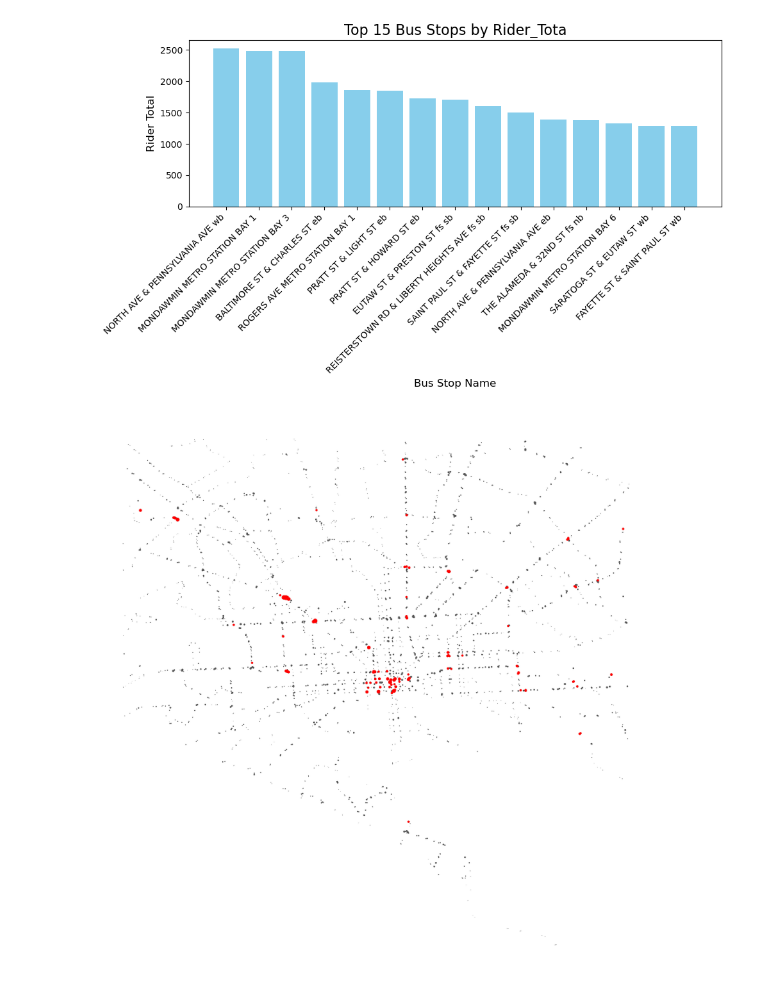
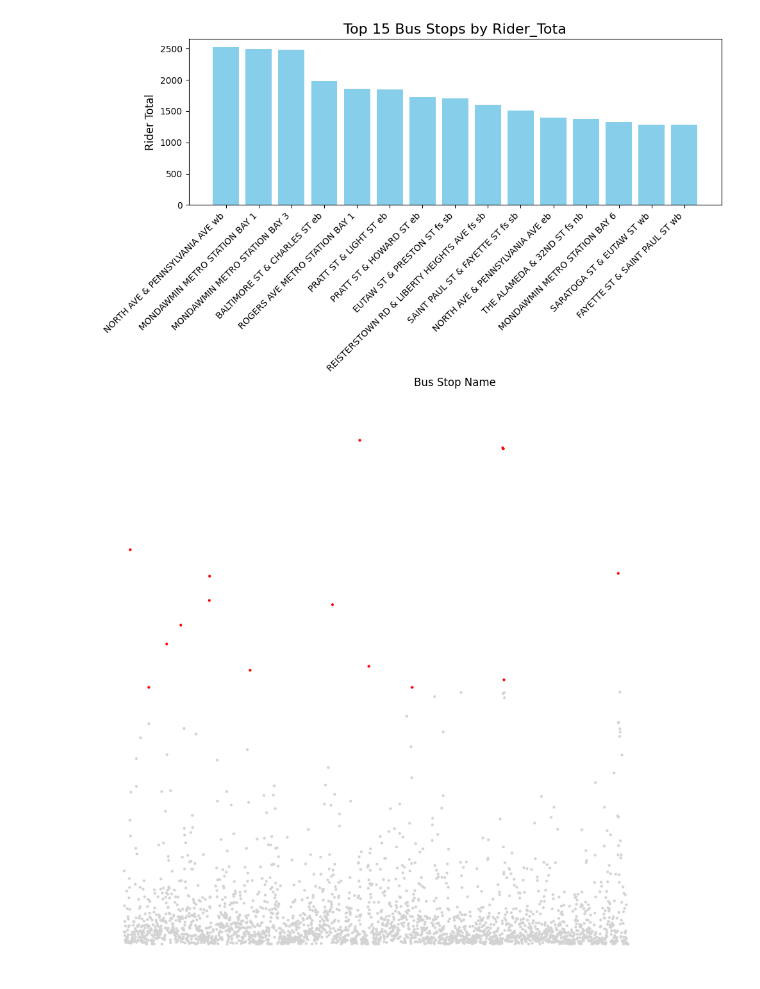
Before and after one commit to 2018wzh/ICM-2025, a Jupyter notebook: Q2.ipynb, the cells around one changed output. Drawn from its saved outputs; the diff is of its cells as text; code cells hidden in the pictures.

```diff
--- a/Q2.ipynb
+++ b/Q2.ipynb
@@ -35,16 +35,13 @@ plt.show()
 # %% [output]
 [figure]
 # %%
-plt.figure(figsize=(30, 30))
+plt.figure(figsize=(20, 20))
 
-top_riders = Bus_Stops[['X', 'Y','stop_name', 'Rider_Tota']].sort_values(by='Rider_Tota', ascending=False).head(100)
+plt.scatter(Bus_Stops['stop_name'], Bus_Stops['Rider_Tota'], color='lightgray')
 
-plt.scatter(Bus_Stops['X'], Bus_Stops['Y'], color='#555555', s=Bus_Stops['Rider_Tota'] / 10)
-
-plt.scatter(top_riders['X'], top_riders['Y'], color='red', s=top_riders['Rider_Tota'] / 10)
-
+plt.scatter(top_15_riders['stop_name'], top_15_riders['Rider_Tota'], color='red')
 plt.axis('off')
 plt.tight_layout()
 plt.show()
 # %% [output]
-[figure, old version]
+[figure, new version]
```
